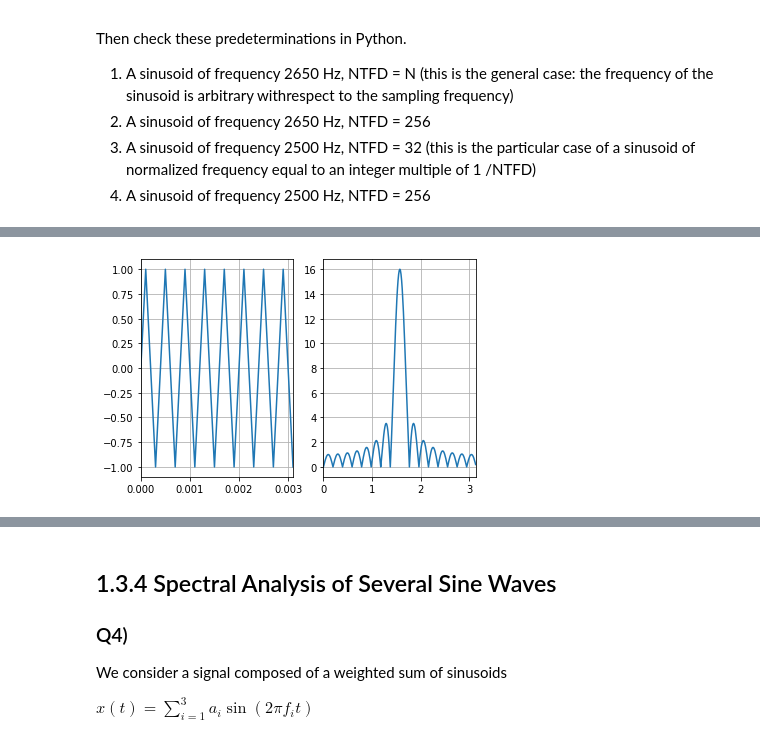
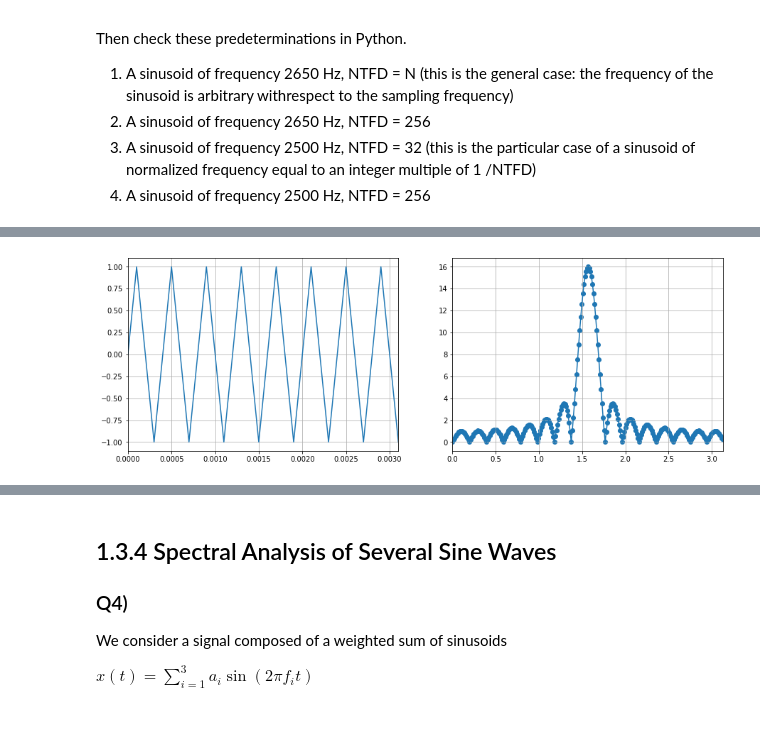
Before and after one commit to lionelGoffaux/tp_signal, a Jupyter notebook: lab2.ipynb, the cells around one changed output, grey strips where cells are left out. Saved outputs shown, nothing was run; the diff lists cells and outputs as text; code cells hidden in the pictures.

```diff
--- a/lab2.ipynb
+++ b/lab2.ipynb
@@ -132,14 +138,16 @@ plt.margins(x=0)
 # %%
 w, s = utils.get_sinusoid(1, 2500, 10000, 32)
+plt.figure(figsize=(15,5))
 plt.subplot(1,2,1)
 plt.plot(w, s)
 plt.grid()
 plt.margins(x=0)
 
 plt.subplot(1,2,2)
 w, s = sgl.freqz(s,1, worN=256)
 plt.plot(w, abs(s))
+plt.scatter(w, abs(s))
 plt.grid()
 plt.margins(x=0)
 # %% [output]
-[figure, old version]
+[figure, new version]
```
Also changed, not shown: parts of 9 cells of this notebook, 1 other file.
